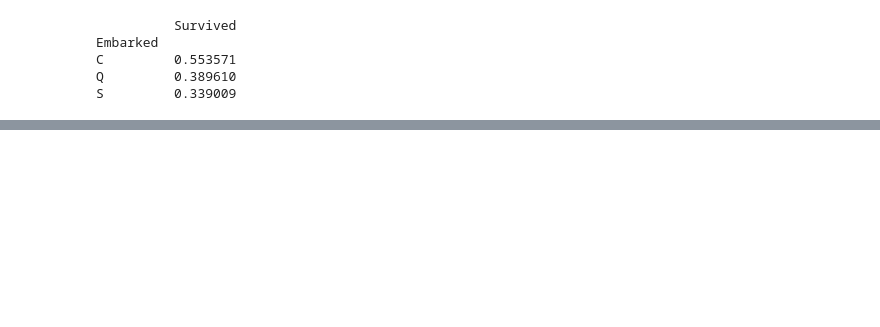
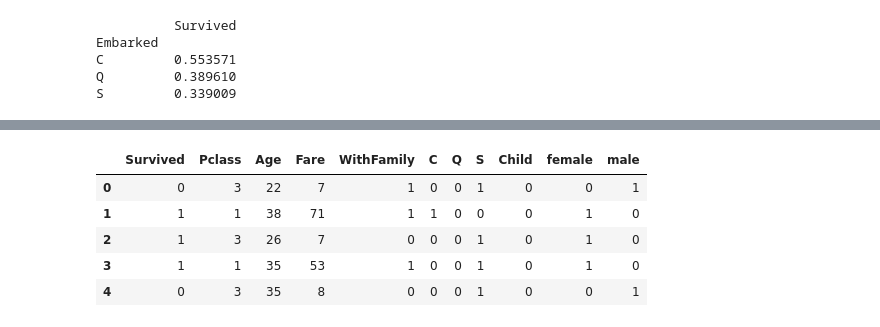
Before and after one commit to sunyam/Titanic_Kaggle, a Jupyter notebook: KaggleTitanic.ipynb, the cells around one changed output, grey strips where cells are left out. Drawn from its saved outputs; the diff is of its cells as text; code cells hidden in the pictures; blank space fills up the shorter version.

```diff
--- a/KaggleTitanic.ipynb
+++ b/KaggleTitanic.ipynb
@@ -484,0 +551,13 @@ S         0.339009
+# %%
+# Let's fill in the missing Age values
+mean = test_df['Age'].mean()
+std = test_df['Age'].std()
+
+r = np.random.randint(mean-std, mean+std)
+test_df['Age'].fillna(r, inplace=True)
+
+# Change its dataype to int
+titanic_df['Age'] = titanic_df['Age'].astype(int)
+test_df['Age'] = test_df['Age'].astype(int)
+
+print test_df.info()
@@ -484,0 +578,10 @@ S         0.339009
+# %%
+# There is one last issue remaining before we can feed this dataset to Random Forest
+# Embarked & Person need to converted to Numeric variables
+# We'll use dummy variables:
+# It is a variable that takes 0/1 indicating absence/presence of a particular category
+# You can read more about it - https://en.wikipedia.org/wiki/Dummy_variable_(statistics)
+
+# EMBARKED-
+titanic_embarked = pd.get_dummies(titanic_df['Embarked'])
+titanic_embarked.head()
@@ -484,0 +595,3 @@ S         0.339009
+# %%
+titanic_df = titanic_df.join(titanic_embarked)
+titanic_df.head()
@@ -484,0 +605,4 @@ S         0.339009
+# %%
+# Person
+titanic_person = pd.get_dummies(titanic_df['Person'])
+titanic_person.head()
@@ -484,0 +616,12 @@ S         0.339009
+# %%
+titanic_df = titanic_df.join(titanic_person)
+# Let's remove Person/Embarked now
+titanic_df.drop(['Person','Embarked'], axis=1, inplace=True)
+titanic_df.head()
+# %% [output]
+|  | Survived | Pclass | Age | Fare | WithFamily | C | Q | S | Child | female | male |
+| 0 | 0 | 3 | 22 | 7 | 1 | 0 | 0 | 1 | 0 | 0 | 1 |
+| 1 | 1 | 1 | 38 | 71 | 1 | 1 | 0 | 0 | 0 | 1 | 0 |
+| 2 | 1 | 3 | 26 | 7 | 0 | 0 | 0 | 1 | 0 | 1 | 0 |
+| 3 | 1 | 1 | 35 | 53 | 1 | 0 | 0 | 1 | 0 | 1 | 0 |
+| 4 | 0 | 3 | 35 | 8 | 0 | 0 | 0 | 1 | 0 | 0 | 1 |
```
Also changed, not shown: parts of 19 cells of this notebook.
